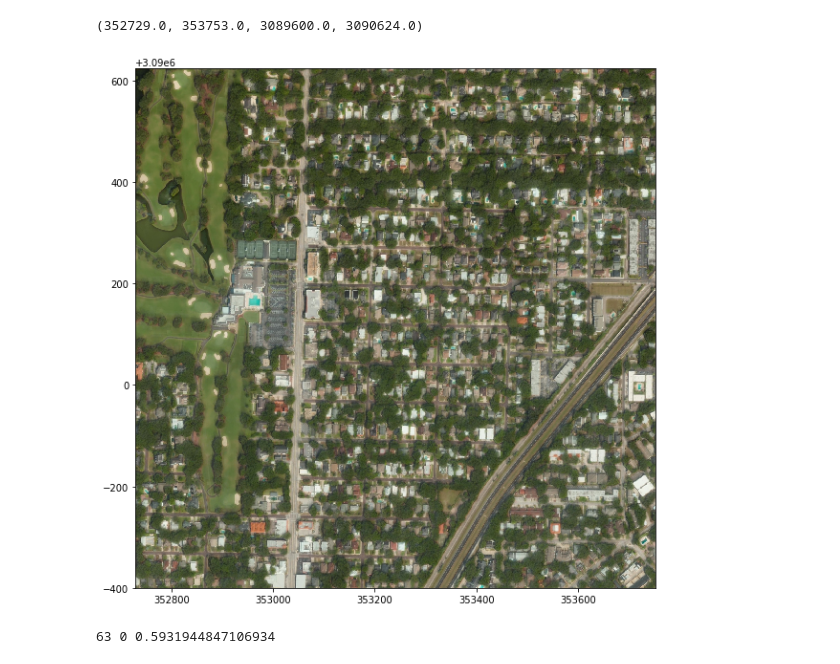
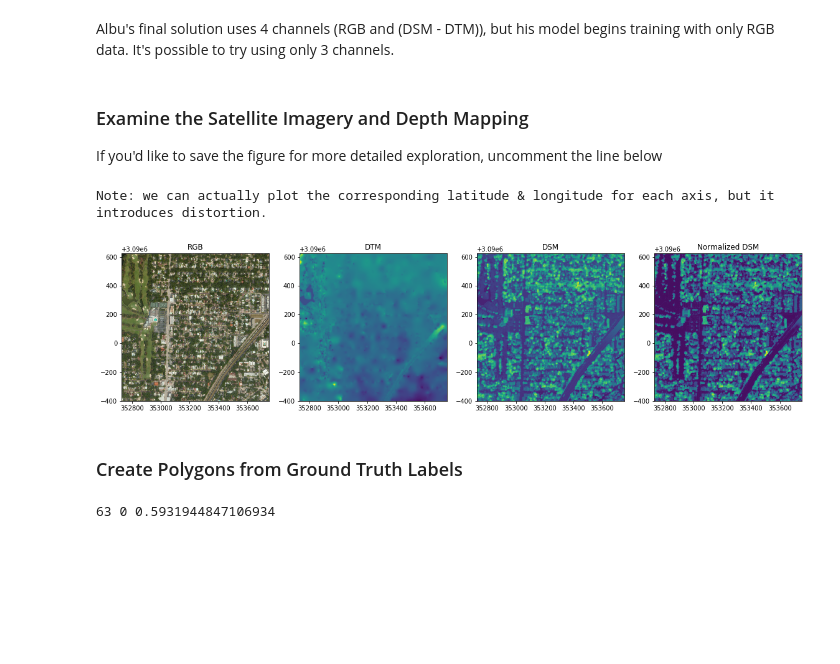
Before and after one commit to ngundotra/urban3dchallenge, a Jupyter notebook: albu/src/Polygon Vis.ipynb, the cells around one changed output. Drawn from its saved outputs; the diff is of its cells as text; code cells hidden in the pictures; blank space fills up the shorter version.

Commit message:
add working model & evaluation metrics

```diff
--- a/albu/src/Polygon Vis.ipynb
+++ b/albu/src/Polygon Vis.ipynb
@@ -34,0 +19,2 @@ def make_latlong_transform(ds):
+# %% [markdown]
+Albu's final solution uses 4 channels (RGB and (DSM - DTM)), but his model begins training with only RGB data. It's possible to try using only 3 channels.
@@ -40,21 +35,37 @@ def load_img(src, tiff=False):
         return src_ds
     last_channel = src_ds.RasterCount + (1 if not has_alpha else 0)
     arr = [src_ds.GetRasterBand(idx).ReadAsArray() for idx in range(1, last_channel)]
-    return flip(np.dstack(arr))
-
-def flip(img):
-    c = 0
-    return cv2.copyMakeBorder(img, c, c, c, c, cv2.BORDER_REFLECT)
+    return np.dstack(arr)
-# %%
-fname = '../../Train/Inputs/TAM_Tile_099_RGB.tif'
-img = load_img(fname, tiff=False)
-plt.figure(figsize=(10,10))
-geo_img = georaster.MultiBandRaster(fname, load_data=False)
-plt.imshow(img, extent=geo_img.extent)
-geo_img.extent
-# %% [output]
-(352729.0, 353753.0, 3089600.0, 3090624.0)
-[figure, removed]
+# %% [markdown]
+### Examine the Satellite Imagery and Depth Mapping
+
+If you'd like to save the figure for more detailed exploration, uncomment the line below
+# %%
+fname = '../../Train/Inputs/TAM_Tile_099_RGB.tif'
+dsmname = fname.replace('RGB', 'DSM')
+dtmname = fname.replace('RGB', 'DTM')
+img = load_img(fname, tiff=False)
+fig, axes = plt.subplots(ncols=4, figsize=(16,8))
+geo_img = georaster.MultiBandRaster(fname, load_data=False)
+dtm_img = georaster.SingleBandRaster(dtmname).r
+dsm_img = georaster.SingleBandRaster(dsmname).r
+dem_img = (dsm_img - dtm_img) / 9.0
+axes[0].imshow(img, extent=geo_img.extent)
+axes[0].set_title("RGB")
+axes[1].imshow(dtm_img, extent=geo_img.extent)
+axes[1].set_title("DTM")
+axes[2].imshow(dsm_img, extent=geo_img.extent)
+axes[2].set_title("DSM")
+axes[3].imshow(dem_img, extent=geo_img.extent)
+axes[3].set_title("Normalized DSM")
+fig.tight_layout()
+# fig.savefig('Satellite+Depth.png', dpi=200)
+print("""Note: we can actually plot the corresponding latitude & longitude for each axis, but it introduces distortion.""")
+# %% [output]
+Note: we can actually plot the corresponding latitude & longitude for each axis, but it introduces distortion.
+[figure, added]
+# %% [markdown]
+### Create Polygons from Ground Truth Labels
 # %%
 lblname='../../Train/GT/TAM_Tile_099_GTL.tif'
 geo_lbl = georaster.SingleBandRaster(lblname)
```
Also changed, not shown: parts of 25 cells of this notebook.
